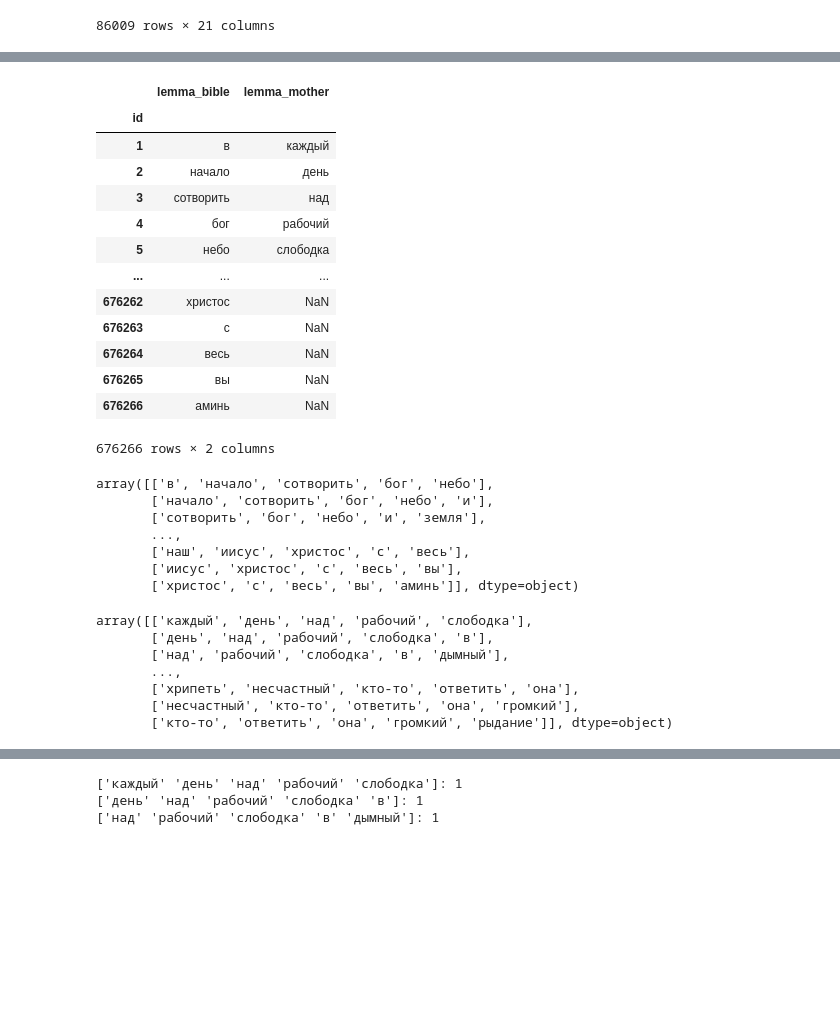
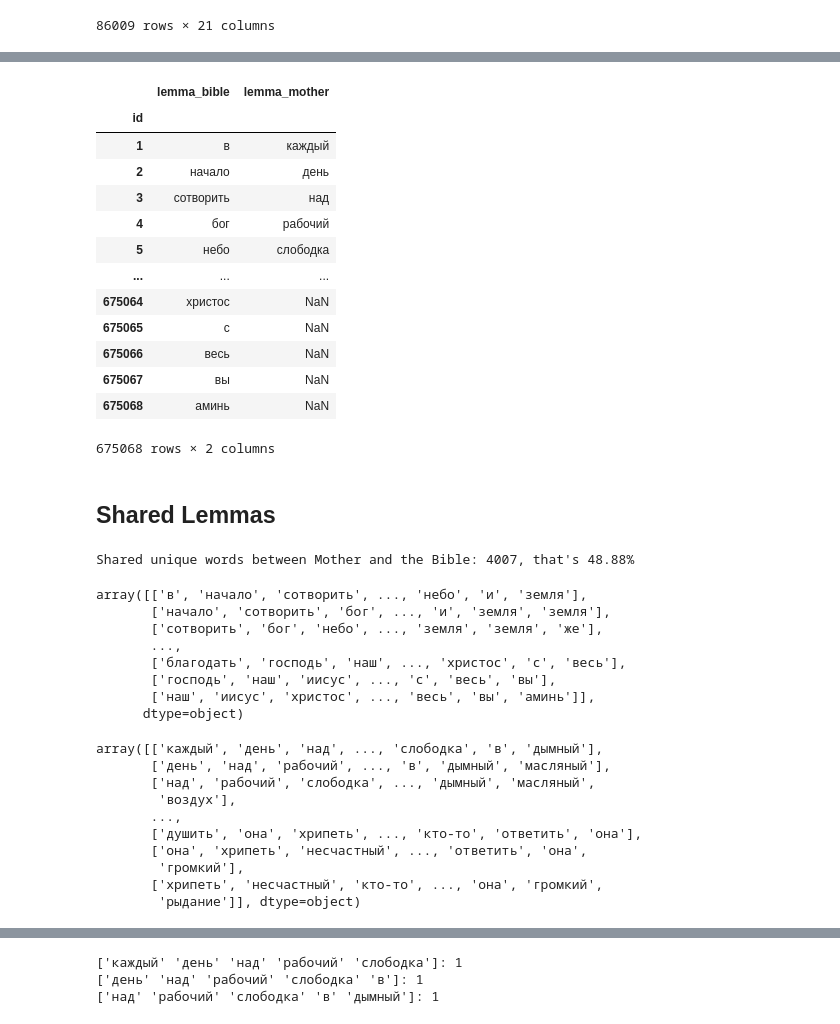
Before and after one commit to kollektivminds/russian-literary-bible, a Jupyter notebook: codebase/MotherBible.ipynb, the cells around one changed output, grey strips where cells are left out. Drawn from its saved outputs; the diff is of its cells as text; code cells hidden in the pictures; blank space fills up the shorter version.

```diff
--- a/codebase/MotherBible.ipynb
+++ b/codebase/MotherBible.ipynb
@@ -27,7 +27,7 @@ tokenCols = ['p_id', 'start', 'stop', 'text', 'token_id', 'head_id', 'rel', 'pos
              'case', 'degree', 'gender', 'mood', 'number', 'person', 'tense', 'verb_form', 'voice']
 # %%
 motherTokenDf = pd.read_pickle('./proc/MotherTokendf.pkl')
-bibleTokenDf = pd.read_pickle('./proc/BibleVerseTokenDf.pkl')
+bibleTokenDf = pd.read_pickle('./proc/BibleTokenDf.pkl')
 # %%
 # add stopword boolean, True if all attribute columns are null
 motherTokenDf['stopword'] = ~motherTokenDf.loc[:, tokenCols[9:]].any(axis=1)
@@ -57,17 +92,20 @@ motherTokenDf#.set_index(['p_id','token_id'])
 # %%
-bibleTokenDf[['lemma']].join(motherTokenDf[['lemma']], on='id', lsuffix='_bible', rsuffix='_mother')
+lemmaDf = bibleTokenDf[['lemma']].join(motherTokenDf[['lemma']], on='id', lsuffix='_bible', rsuffix='_mother')
+lemmaDf
 # %% [output]
 |  | lemma_bible | lemma_mother |
 | id |  |  |
 | 1 | в | каждый |
 | 2 | начало | день |
 | 3 | сотворить | над |
 | 4 | бог | рабочий |
 | 5 | небо | слободка |
 | ... | ... | ... |
-| 676262 | христос | NaN |
-| 676263 | с | NaN |
-| 676264 | весь | NaN |
-| 676265 | вы | NaN |
-| 676266 | аминь | NaN |
+| 675064 | христос | NaN |
+| 675065 | с | NaN |
+| 675066 | весь | NaN |
+| 675067 | вы | NaN |
+| 675068 | аминь | NaN |
-676266 rows × 2 columns
+675068 rows × 2 columns
+# %% [markdown]
+## Shared Lemmas
@@ -74,24 +115,40 @@ bibleTokenDf[['lemma']].join(motherTokenDf[['lemma']], on='id', lsuffix='_bible'
+# %%
+common_lemmas = []
+common_lemmas_count = 0
+for lemma in mother_lemmas:
+    #print(lemma)
+    if lemma in bible_lemmas:
+        common_lemmas.append(lemma)
+        common_lemmas_count += 1
+
+print(f"Shared unique words between Mother and the Bible: "+str(common_lemmas_count)+", that's "+str(round(((common_lemmas_count/len(lemmaDf.lemma_mother.unique()))*100),2))+"%")
+# %% [output]
+Shared unique words between Mother and the Bible: 4007, that's 48.88%
 # %%
 bibleTokenWindow = np.array([])
-bibleTokenWindow = np.array([np.array(bibleTokenDf.lemma[i:i+5]) for i in range(len(bibleTokenDf.lemma)-4)])
+bibleTokenWindow = np.array([np.array(bibleTokenDf.lemma[i:i+7]) for i in range(len(bibleTokenDf.lemma)-6)])
 bibleTokenWindow
 # %% [output]
-array([['в', 'начало', 'сотворить', 'бог', 'небо'],
-       ['начало', 'сотворить', 'бог', 'небо', 'и'],
-       ['сотворить', 'бог', 'небо', 'и', 'земля'],
+array([['в', 'начало', 'сотворить', ..., 'небо', 'и', 'земля'],
+       ['начало', 'сотворить', 'бог', ..., 'и', 'земля', 'земля'],
+       ['сотворить', 'бог', 'небо', ..., 'земля', 'земля', 'же'],
        ...,
-       ['наш', 'иисус', 'христос', 'с', 'весь'],
-       ['иисус', 'христос', 'с', 'весь', 'вы'],
-       ['христос', 'с', 'весь', 'вы', 'аминь']], dtype=object)
+       ['благодать', 'господь', 'наш', ..., 'христос', 'с', 'весь'],
+       ['господь', 'наш', 'иисус', ..., 'с', 'весь', 'вы'],
+       ['наш', 'иисус', 'христос', ..., 'весь', 'вы', 'аминь']],
+      dtype=object)
 # %%
 motherTokenWindow = np.array([])
-motherTokenWindow = np.array([np.array(motherTokenDf.lemma[i:i+5]) for i in range(len(motherTokenDf.lemma)-4)])
+motherTokenWindow = np.array([np.array(motherTokenDf.lemma[i:i+7]) for i in range(len(motherTokenDf.lemma)-6)])
 motherTokenWindow
 # %% [output]
-array([['каждый', 'день', 'над', 'рабочий', 'слободка'],
-       ['день', 'над', 'рабочий', 'слободка', 'в'],
-       ['над', 'рабочий', 'слободка', 'в', 'дымный'],
+array([['каждый', 'день', 'над', ..., 'слободка', 'в', 'дымный'],
+       ['день', 'над', 'рабочий', ..., 'в', 'дымный', 'масляный'],
+       ['над', 'рабочий', 'слободка', ..., 'дымный', 'масляный',
+        'воздух'],
        ...,
-       ['хрипеть', 'несчастный', 'кто-то', 'ответить', 'она'],
-       ['несчастный', 'кто-то', 'ответить', 'она', 'громкий'],
-       ['кто-то', 'ответить', 'она', 'громкий', 'рыдание']], dtype=object)
+       ['душить', 'она', 'хрипеть', ..., 'кто-то', 'ответить', 'она'],
+       ['она', 'хрипеть', 'несчастный', ..., 'ответить', 'она',
+        'громкий'],
+       ['хрипеть', 'несчастный', 'кто-то', ..., 'она', 'громкий',
+        'рыдание']], dtype=object)
```
Also changed, not shown: parts of 9 cells of this notebook, 3 other files.
